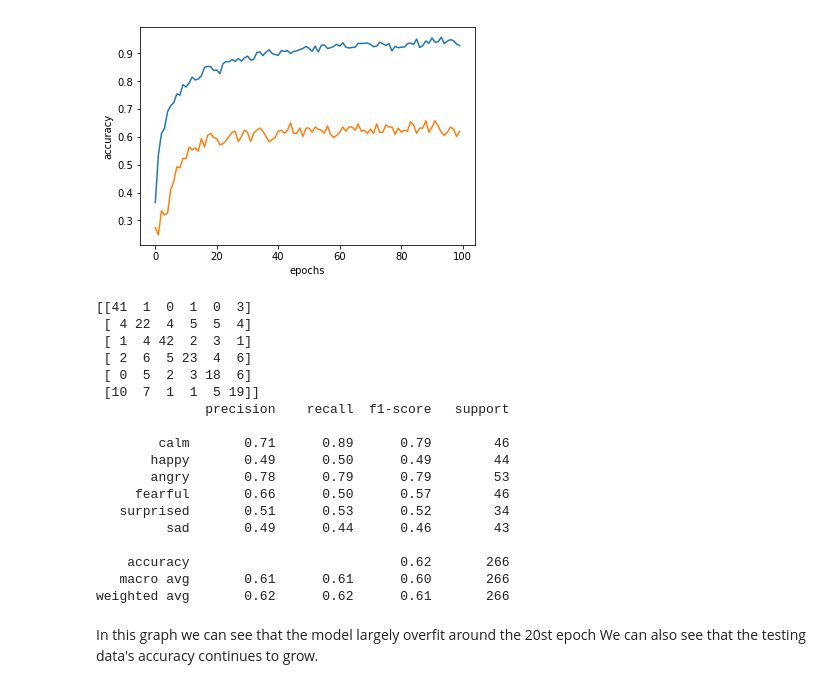
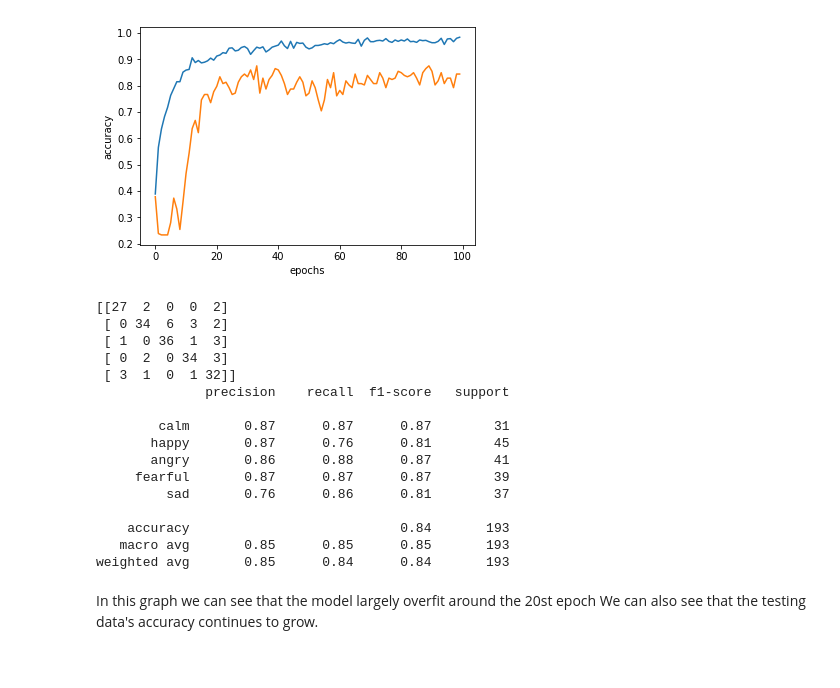
Before and after one commit to Faudil/sound-encoding-neural-network, a Jupyter notebook: Emotion_classifier_Cnn.ipynb, the cells around one changed output. Cells and saved outputs as stored; diff of their text form; code cells hidden in the pictures.

```diff
--- a/Emotion_classifier_Cnn.ipynb
+++ b/Emotion_classifier_Cnn.ipynb
@@ -56,8 +58,8 @@ class PerformanceLogger(Callback):
         self.testing.append((logs["val_loss"], logs["val_acc"]))
 # %%
 # This function prints metrics about a model
-def print_metrics(X, Y, label_name_list):
-    Y_pred = vm.model._model.predict(X)
+def print_metrics(voice_module, X, Y, label_name_list):
+    Y_pred = voice_module.model._model.predict(X)
     Y_pred = np.argmax(Y_pred, axis=1)
     Y_max = np.argmax(Y, axis=1)
     print(confusion_matrix(Y_max, Y_pred))
@@ -76,7 +78,11 @@ class EmotionClassifierCnn(KerasClassifier):
         model = Sequential()
         model.add(GaussianNoise(0.4))
         model.add(BatchNormalization())
-        model.add(Conv1D(64, 3, input_shape=(70, 13), padding='same'))
+        model.add(Conv1D(256, 3, input_shape=(128,13), padding='same'))
+        model.add(Activation('relu'))
+        model.add(MaxPooling1D(pool_size=8))
+        model.add(Dropout(0.1))
+        model.add(Conv1D(128, 3, padding='same'))
         model.add(Activation('relu'))
         model.add(MaxPooling1D(pool_size=2))
         model.add(Flatten())
@@ -84,7 +90,7 @@ class EmotionClassifierCnn(KerasClassifier):
         model.add(Dropout(0.4))
         model.add(GaussianNoise(0.4))
         model.add(Dense(64))
-        model.add(Dense(6))
+        model.add(Dense(5))
         model.add(Activation('softmax'))
         model.compile(loss='categorical_crossentropy', optimizer='adam', metrics=['accuracy'])
         self._model = model
@@ -94,15 +100,15 @@ class EmotionClassifierCnn(KerasClassifier):
 
     def transform(self, x, samplerate):
         to_process = mfcc(x, samplerate, 13)
-        to_process = pad_sequences([to_process], maxlen=70, padding='post')[0]
+        to_process = pad_sequences([to_process], maxlen=128, padding='post')[0]
         return to_process
 # %%
 #Instanciate model
-emotion_list = ["calm", "happy", "angry", "fearful", "surprised", "sad"]
+emotion_list = ["calm", "happy", "angry", "fearful", "sad"]
 dimension_mfcc = 13
 samplerate = 16000
 nb_break=None
-sample_duration=2
+sample_duration=3
 step=2
 
 logger = PerformanceLogger()
@@ -124,7 +133,7 @@ Doing sad
 Done
 # %%
 X_file = f"x_{'_'.join(emotion_list)}-{vm._name}.npy"
-Y_file = f"y_{'_'.join(emotion_list)}.npy"
+Y_file = f"y_{'_'.join(emotion_list)}-{vm._name}.npy"
 # %%
 # Saving the prepared input data
 np.save(X_file, X)
@@ -173,31 +180,29 @@ Epoch 100/100
 # %%
 
 plt.plot(list(range(0, len(logger.training))), list(map(lambda x:x[1], logger.training)), label="training data")
 plt.plot(list(range(0, len(logger.testing))), list(map(lambda x:x[1], logger.testing)), label="testing data")
 plt.xlabel('epochs')
 plt.ylabel('accuracy')
 plt.show()
-print_metrics(X_test, Y_test, emotion_list)
+print_metrics(vm, X_test, Y_test, emotion_list)
 # %% [output]
-[figure, old version]
+[figure, new version]
-[[41  1  0  1  0  3]
- [ 4 22  4  5  5  4]
- [ 1  4 42  2  3  1]
- [ 2  6  5 23  4  6]
- [ 0  5  2  3 18  6]
- [10  7  1  1  5 19]]
+[[27  2  0  0  2]
+ [ 0 34  6  3  2]
+ [ 1  0 36  1  3]
+ [ 0  2  0 34  3]
+ [ 3  1  0  1 32]]
               precision    recall  f1-score   support
 
-        calm       0.71      0.89      0.79        46
-       happy       0.49      0.50      0.49        44
-       angry       0.78      0.79      0.79        53
-     fearful       0.66      0.50      0.57        46
-   surprised       0.51      0.53      0.52        34
-         sad       0.49      0.44      0.46        43
+        calm       0.87      0.87      0.87        31
+       happy       0.87      0.76      0.81        45
+       angry       0.86      0.88      0.87        41
+     fearful       0.87      0.87      0.87        39
+         sad       0.76      0.86      0.81        37
 
-    accuracy                           0.62       266
-   macro avg       0.61      0.61      0.60       266
-weighted avg       0.62      0.62      0.61       266
+    accuracy                           0.84       193
+   macro avg       0.85      0.85      0.85       193
+weighted avg       0.85      0.84      0.84       193
 # %% [markdown]
 In this graph we can see that the model largely overfit around the 20st epoch
 We can also see that the testing data's accuracy continues to grow.
```
Also changed, not shown: parts of 20 cells of this notebook, 7 other files.
